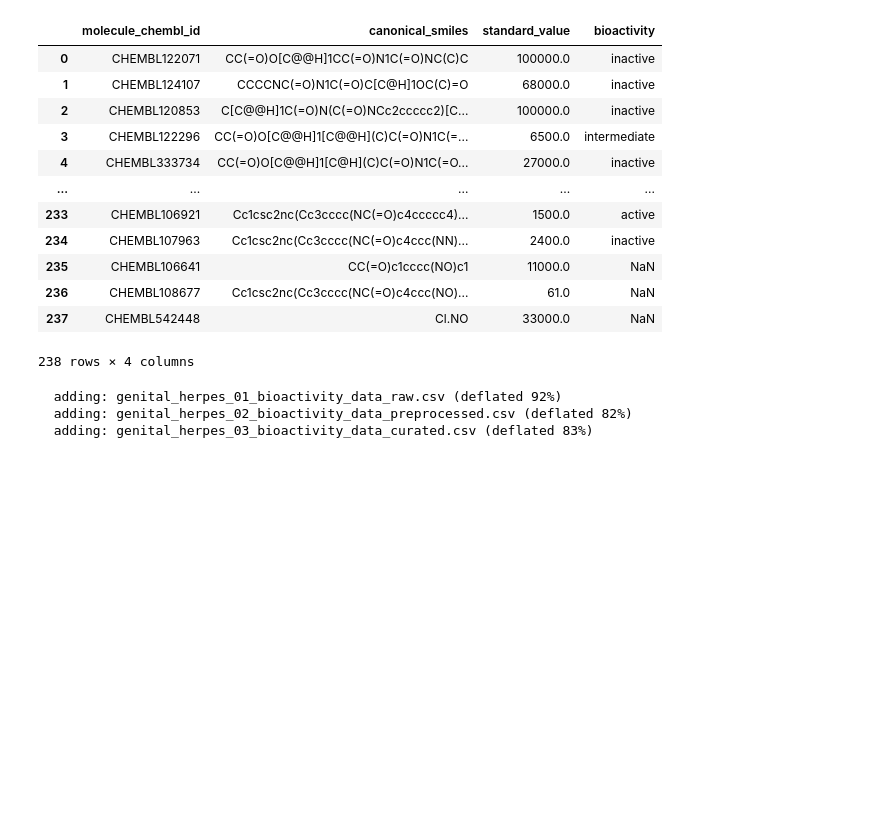
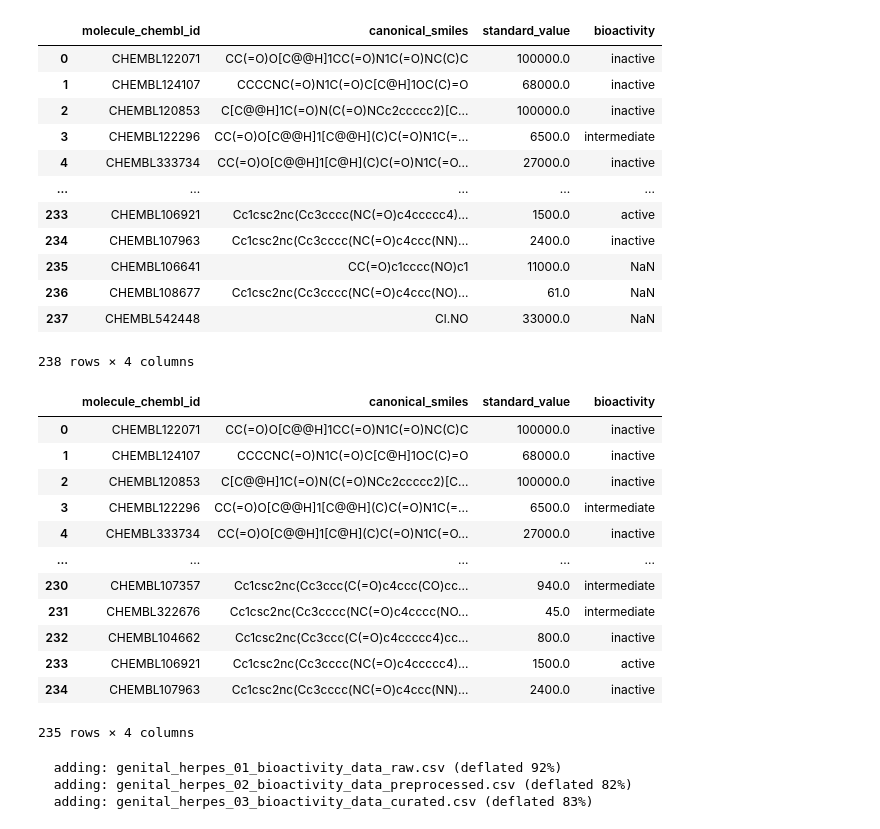
Before and after one commit to AnVales/Drug-discovery, a Jupyter notebook: drug_discovery_1.ipynb, the cells around one changed output. Saved outputs shown, nothing was run; the diff lists cells and outputs as text; code cells hidden in the pictures; blank space fills up the shorter version.

```diff
--- a/drug_discovery_1.ipynb
+++ b/drug_discovery_1.ipynb
@@ -207,6 +207,24 @@ activities_clean
 | 236 | CHEMBL108677 | Cc1csc2nc(Cc3cccc(NC(=O)c4ccc(NO)... | 61.0 | NaN |
 | 237 | CHEMBL542448 | Cl.NO | 33000.0 | NaN |
 238 rows × 4 columns
+# %%
+# Remove bioactivity with NaN
+activities_clean = activities_clean[activities_clean.bioactivity.notna()]
+activities_clean
+# %% [output]
+|  | molecule_chembl_id | canonical_smiles | standard_value | bioactivity |
+| 0 | CHEMBL122071 | CC(=O)O[C@@H]1CC(=O)N1C(=O)NC(C)C | 100000.0 | inactive |
+| 1 | CHEMBL124107 | CCCCNC(=O)N1C(=O)C[C@H]1OC(C)=O | 68000.0 | inactive |
+| 2 | CHEMBL120853 | C[C@@H]1C(=O)N(C(=O)NCc2ccccc2)[C... | 100000.0 | inactive |
+| 3 | CHEMBL122296 | CC(=O)O[C@@H]1[C@@H](C)C(=O)N1C(=... | 6500.0 | intermediate |
+| 4 | CHEMBL333734 | CC(=O)O[C@@H]1[C@H](C)C(=O)N1C(=O... | 27000.0 | inactive |
+| ... | ... | ... | ... | ... |
+| 230 | CHEMBL107357 | Cc1csc2nc(Cc3ccc(C(=O)c4ccc(CO)cc... | 940.0 | intermediate |
+| 231 | CHEMBL322676 | Cc1csc2nc(Cc3cccc(NC(=O)c4cccc(NO... | 45.0 | intermediate |
+| 232 | CHEMBL104662 | Cc1csc2nc(Cc3ccc(C(=O)c4ccccc4)cc... | 800.0 | inactive |
+| 233 | CHEMBL106921 | Cc1csc2nc(Cc3cccc(NC(=O)c4ccccc4)... | 1500.0 | active |
+| 234 | CHEMBL107963 | Cc1csc2nc(Cc3cccc(NC(=O)c4ccc(NN)... | 2400.0 | inactive |
+235 rows × 4 columns
 # %%
 # Save all these data in a csv file
 activities_clean.to_csv('genital_herpes_03_bioactivity_data_curated.csv', index=False)
```
